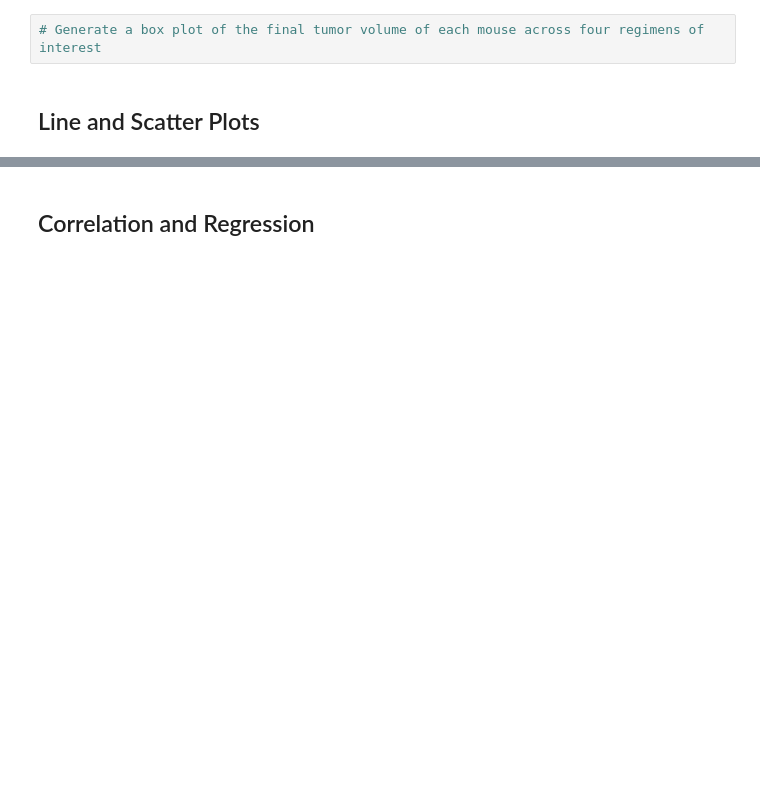
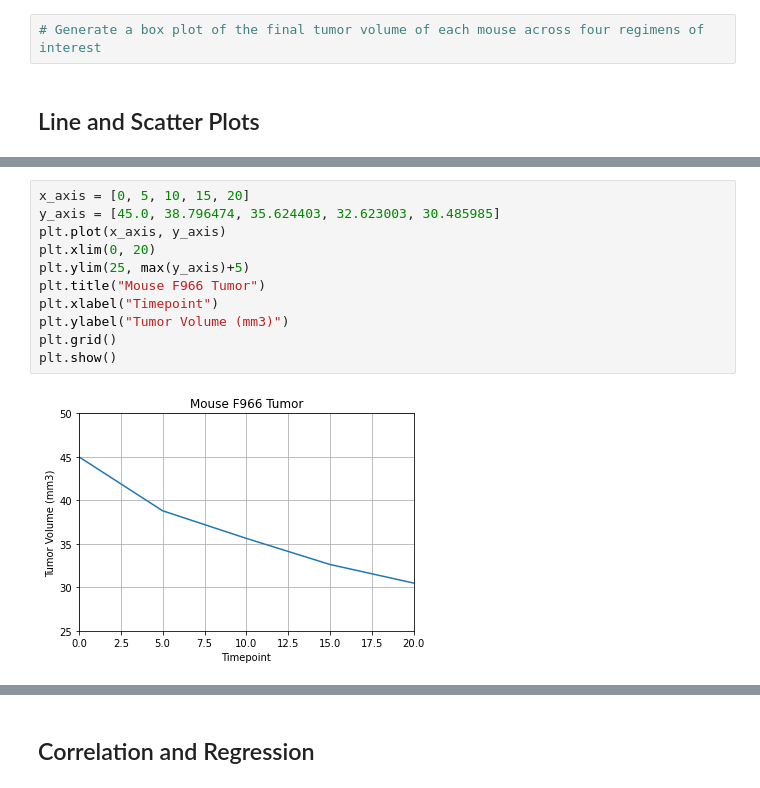
Before and after one commit to terrilvallikalam/Matplotlib-Challenge, a Jupyter notebook: pymaceuticals_starter.ipynb, the cells around one changed output, grey strips where cells are left out. Drawn from its saved outputs; the diff is of its cells as text; blank space fills up the shorter version.

```diff
--- a/pymaceuticals_starter.ipynb
+++ b/pymaceuticals_starter.ipynb
@@ -371,0 +518,13 @@ final_mice.Sex.count()
+# %%
+x_axis = [0, 5, 10, 15, 20]
+y_axis = [45.0, 38.796474, 35.624403, 32.623003, 30.485985]
+plt.plot(x_axis, y_axis)
+plt.xlim(0, 20)
+plt.ylim(25, max(y_axis)+5)
+plt.title("Mouse F966 Tumor")
+plt.xlabel("Timepoint")
+plt.ylabel("Tumor Volume (mm3)")
+plt.grid()
+plt.show()
+# %% [output]
+[figure, added]
```
Also changed, not shown: parts of 23 cells of this notebook.
